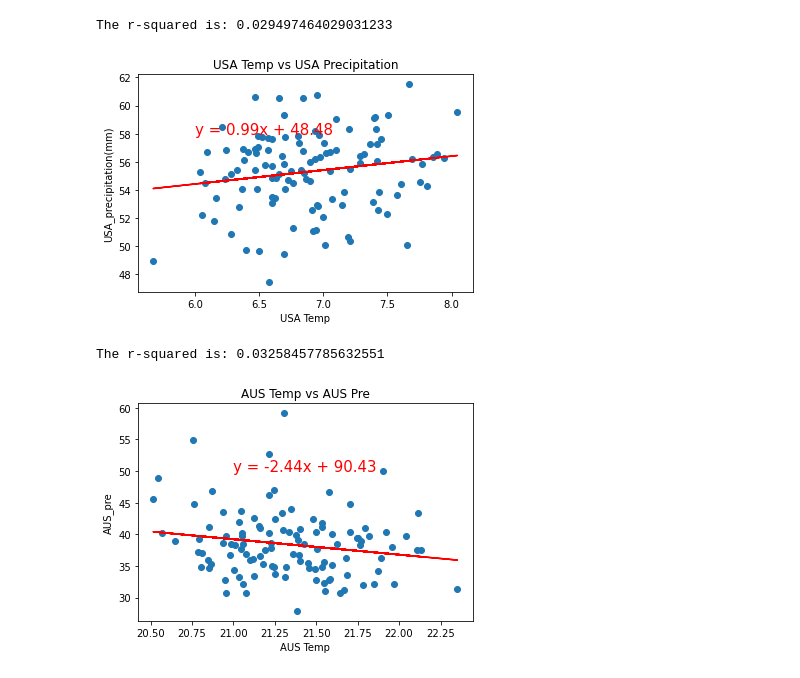
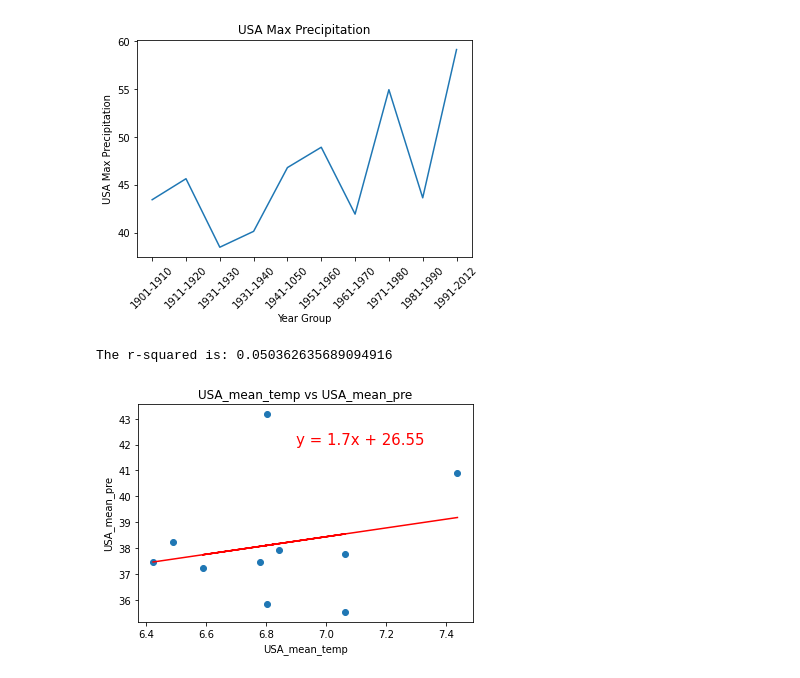
Before and after one commit to LineaFuller/Project_1, a Jupyter notebook: Temp vs Pre.ipynb, the cells around one changed output. Drawn from its saved outputs; the diff is of its cells as text; code cells hidden in the pictures.

```diff
--- a/Temp vs Pre.ipynb
+++ b/Temp vs Pre.ipynb
@@ -8,38 +90,29 @@ pd = pd.read_csv("merged_df.csv")
 # %%
-USA_temp=pd["USA Temperature (C)"]
-USA_Pre=pd["USA Precipitation (mm)"]
+plt.plot(group_labels,USA_max_pre)
 
-plt.scatter(USA_temp,USA_Pre)
-plt.xlabel("USA Temp")
-plt.ylabel("USA_precipitation(mm)")
-plt.title("USA Temp vs USA Precipitation")
-(slope, intercept, rvalue, pvalue, stderr) = linregress(USA_temp, USA_Pre)
-regress_values =  USA_temp* slope + intercept
-line_eq = "y = " + str(round(slope,2)) + "x + " + str(round(intercept,2))
-plt.plot(USA_temp,regress_values,"r-")
-plt.annotate(line_eq,(6,58),fontsize=15,color="red")
-print(f"The r-squared is: {rvalue**2}")
+plt.xlabel("Year Group")
+plt.ylabel("USA Max Precipitation")
+
+plt.title("USA Max Precipitation")
+plt.xticks(rotation = 45)
 plt.show()
 # %% [output]
-The r-squared is: 0.029497464029031233
-[figure, old version]
+[figure, new version]
 # %%
-AUS_temp=pd["AUS Temperature (C)"]
-AUS_Pre=pd["AUS Precipitation (mm)"]
 
-plt.scatter(AUS_temp,AUS_Pre)
-plt.xlabel("AUS Temp")
-plt.ylabel("AUS_pre")
-plt.title("AUS Temp vs AUS Pre")
-(slope, intercept, rvalue, pvalue, stderr) = linregress(AUS_temp, AUS_Pre)
-regress_values =  AUS_temp* slope + intercept
+
+plt.scatter(USA_mean_temp,USA_mean_pre)
+plt.xlabel("USA_mean_temp")
+plt.ylabel("USA_mean_pre")
+plt.title("USA_mean_temp vs USA_mean_pre")
+(slope, intercept, rvalue, pvalue, stderr) = linregress(USA_mean_temp, USA_mean_pre)
+regress_values =  USA_mean_temp* slope + intercept
 line_eq = "y = " + str(round(slope,2)) + "x + " + str(round(intercept,2))
-plt.plot(AUS_temp,regress_values,"r-")
-plt.annotate(line_eq,(21,50),fontsize=15,color="red")
+plt.plot(USA_mean_temp,regress_values,"r-")
+plt.annotate(line_eq,(6.9,42),fontsize=15,color="red")
 print(f"The r-squared is: {rvalue**2}")
 plt.show()
-plt.show()
 # %% [output]
-The r-squared is: 0.03258457785632551
+The r-squared is: 0.050362635689094916
-[figure, old version]
+[figure, new version]
 # %%
```
Also changed, not shown: parts of 6 cells of this notebook, 2 other files.
